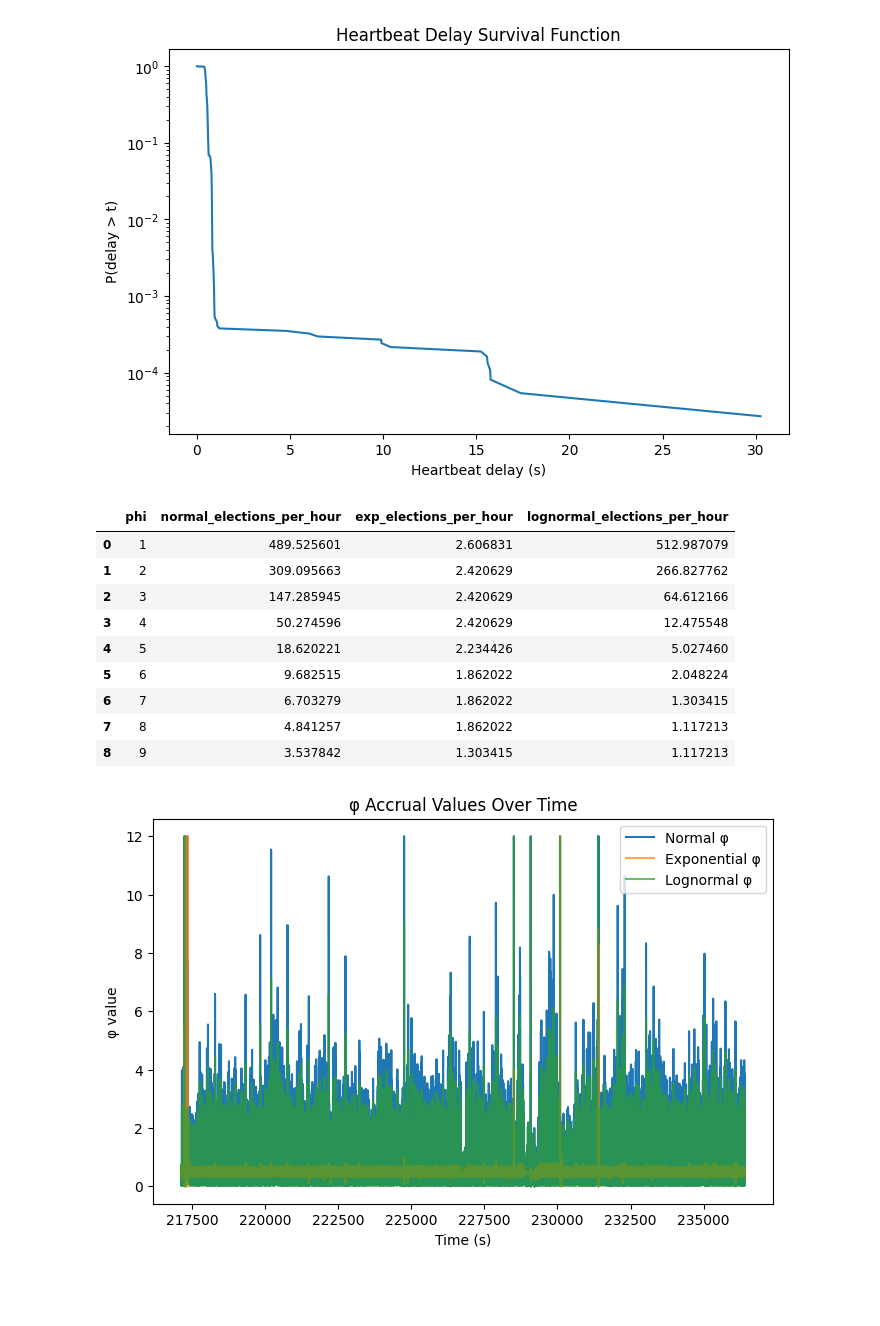
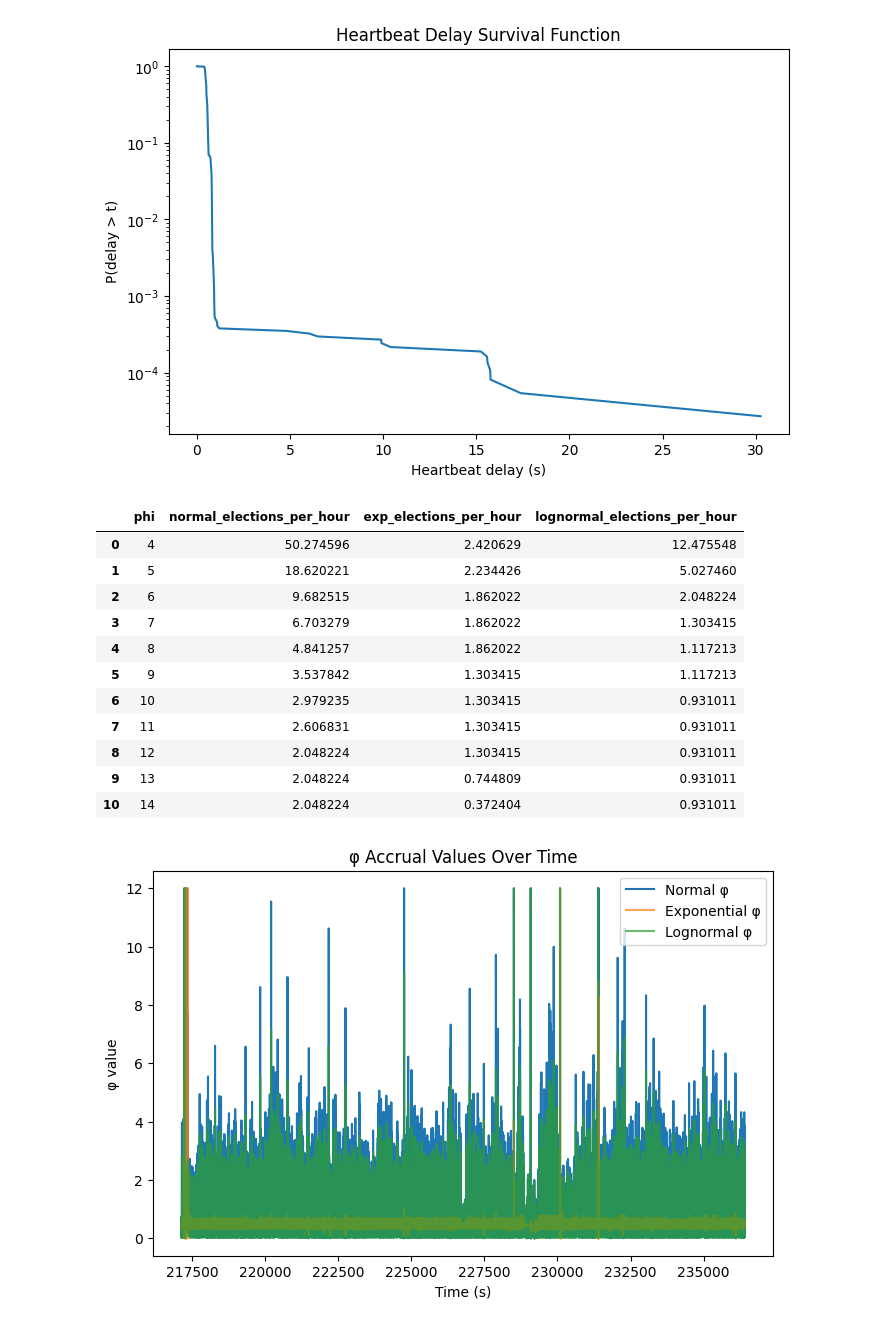
Before and after one commit to nriedman/raft-research, a Jupyter notebook: analysis/long_trace/trace-replay.ipynb, the cells around one changed output. Drawn from its saved outputs; the diff is of its cells as text; code cells hidden in the pictures; blank space fills up the shorter version.

```diff
--- a/analysis/long_trace/trace-replay.ipynb
+++ b/analysis/long_trace/trace-replay.ipynb
@@ -206,7 +206,7 @@ phi_exp_series = np.array(phi_exp_series)
 phi_lognormal_series = np.array(phi_lognormal_series)
 time_series = np.array(time_series)
 # %%
-phi_thresholds = range(1,10)
+phi_thresholds = range(4,15)
 
 runtime_hours = (times[-1] - times[0]) / 3600
 
@@ -231,42 +231,44 @@ for thr in phi_thresholds:
         if Δ > t_n:
             elections_normal += 1
 
         if Δ > t_e:
             elections_exp += 1
 
         if Δ > t_l:
             elections_logn += 1
 
         window.append(Δ)
         window.pop(0)
 
     results.append((
         thr,
         elections_normal / runtime_hours,
         elections_exp / runtime_hours,
         elections_logn / runtime_hours
     ))
 
 results_df = pd.DataFrame(results,
     columns=[
         "phi",
         "normal_elections_per_hour",
         "exp_elections_per_hour",
         "lognormal_elections_per_hour"
     ])
 
 results_df
 # %% [output]
 |  | phi | normal_elections_per_hour | exp_elections_per_hour | lognormal_elections_per_hour |
-| 0 | 1 | 489.525601 | 2.606831 | 512.987079 |
-| 1 | 2 | 309.095663 | 2.420629 | 266.827762 |
-| 2 | 3 | 147.285945 | 2.420629 | 64.612166 |
-| 3 | 4 | 50.274596 | 2.420629 | 12.475548 |
-| 4 | 5 | 18.620221 | 2.234426 | 5.027460 |
-| 5 | 6 | 9.682515 | 1.862022 | 2.048224 |
-| 6 | 7 | 6.703279 | 1.862022 | 1.303415 |
-| 7 | 8 | 4.841257 | 1.862022 | 1.117213 |
-| 8 | 9 | 3.537842 | 1.303415 | 1.117213 |
+| 0 | 4 | 50.274596 | 2.420629 | 12.475548 |
+| 1 | 5 | 18.620221 | 2.234426 | 5.027460 |
+| 2 | 6 | 9.682515 | 1.862022 | 2.048224 |
+| 3 | 7 | 6.703279 | 1.862022 | 1.303415 |
+| 4 | 8 | 4.841257 | 1.862022 | 1.117213 |
+| 5 | 9 | 3.537842 | 1.303415 | 1.117213 |
+| 6 | 10 | 2.979235 | 1.303415 | 0.931011 |
+| 7 | 11 | 2.606831 | 1.303415 | 0.931011 |
+| 8 | 12 | 2.048224 | 1.303415 | 0.931011 |
+| 9 | 13 | 2.048224 | 0.744809 | 0.931011 |
+| 10 | 14 | 2.048224 | 0.372404 | 0.931011 |
 # %%
 plt.plot(time_series, phi_normal_series, label="Normal φ")
 plt.plot(time_series, phi_exp_series, label="Exponential φ", alpha=0.7)
```
Also changed, not shown: parts of 2 cells of this notebook, 1 other file.
